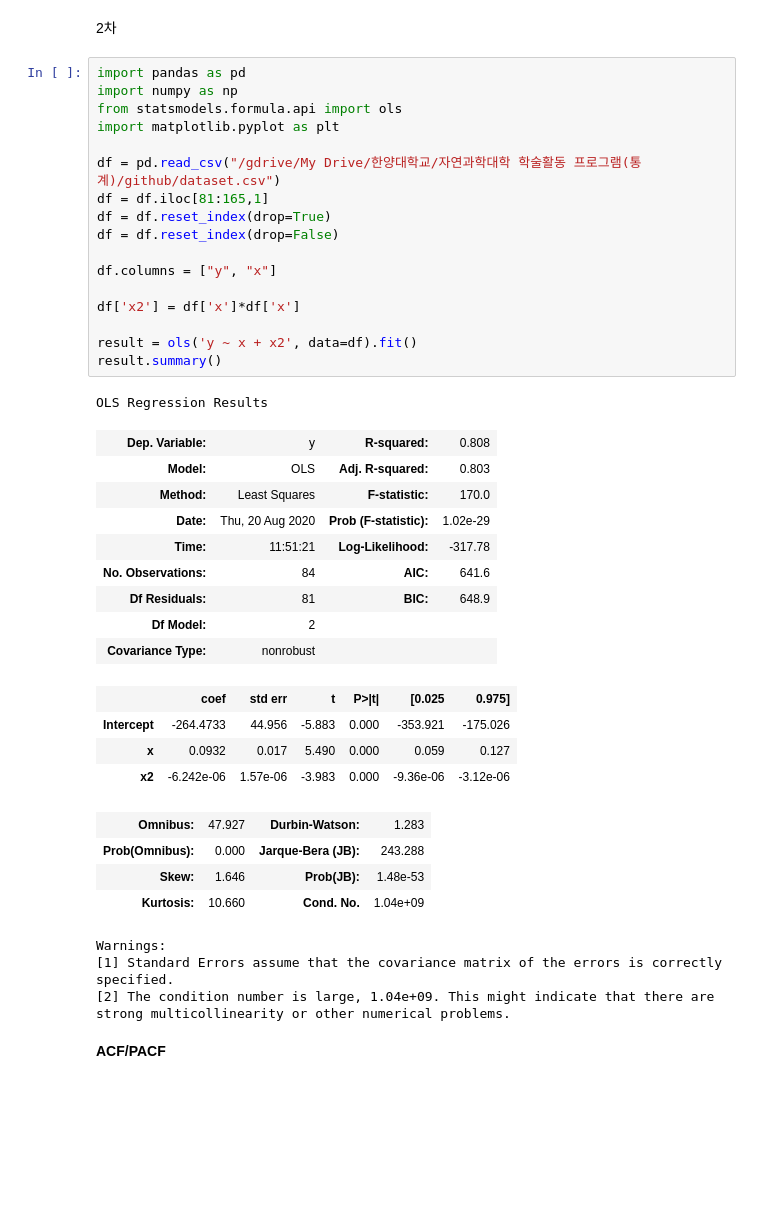
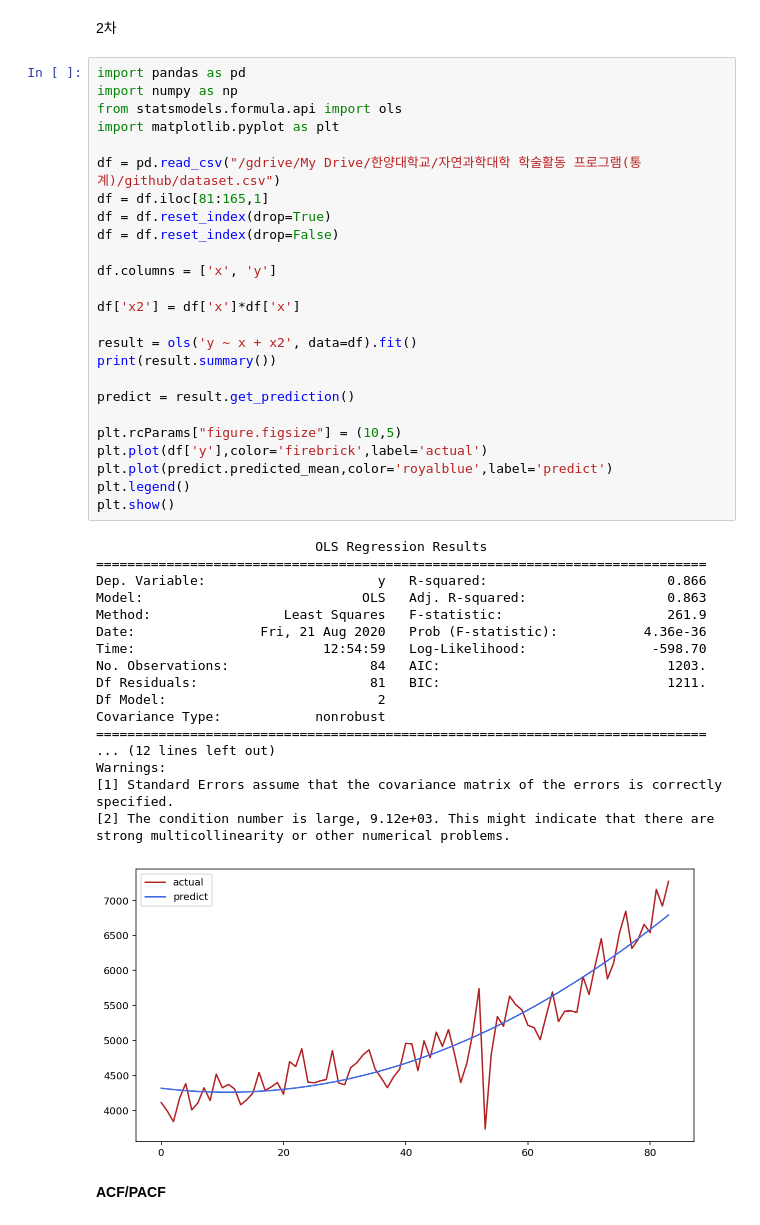
Before and after one commit to skaurl/ktx-srt, a Jupyter notebook: Untitled0.ipynb, the cells around one changed output. Saved outputs shown, nothing was run; the diff lists cells and outputs as text; blank space fills up the shorter version.

```diff
--- a/Untitled0.ipynb
+++ b/Untitled0.ipynb
@@ -124,43 +129,47 @@ strong multicollinearity or other numerical problems.
 # %%
 import pandas as pd
 import numpy as np
 from statsmodels.formula.api import ols
 import matplotlib.pyplot as plt
 
 df = pd.read_csv("/gdrive/My Drive/한양대학교/자연과학대학 학술활동 프로그램(통계)/github/dataset.csv")
 df = df.iloc[81:165,1]
 df = df.reset_index(drop=True)
 df = df.reset_index(drop=False)
 
-df.columns = ["y", "x"]
+df.columns = ['x', 'y']
 
 df['x2'] = df['x']*df['x']
 
 result = ols('y ~ x + x2', data=df).fit()
-result.summary()
+print(result.summary())
+
+predict = result.get_prediction()
+
+plt.rcParams["figure.figsize"] = (10,5)
+plt.plot(df['y'],color='firebrick',label='actual')
+plt.plot(predict.predicted_mean,color='royalblue',label='predict')
+plt.legend()
+plt.show()
 # %% [output]
-OLS Regression Results
+                            OLS Regression Results
+==============================================================================
+Dep. Variable:                      y   R-squared:                       0.866
+Model:                            OLS   Adj. R-squared:                  0.863
+Method:                 Least Squares   F-statistic:                     261.9
+Date:                Fri, 21 Aug 2020   Prob (F-statistic):           4.36e-36
+Time:                        12:54:59   Log-Likelihood:                -598.70
+No. Observations:                  84   AIC:                             1203.
+Df Residuals:                      81   BIC:                             1211.
+Df Model:                           2
+Covariance Type:            nonrobust
+==============================================================================
+... (12 lines left out)
+Warnings:
+[1] Standard Errors assume that the covariance matrix of the errors is correctly specified.
+[2] The condition number is large, 9.12e+03. This might indicate that there are
+strong multicollinearity or other numerical problems.
-| Dep. Variable: | y | R-squared: | 0.808 |
-| Model: | OLS | Adj. R-squared: | 0.803 |
-| Method: | Least Squares | F-statistic: | 170.0 |
-| Date: | Thu, 20 Aug 2020 | Prob (F-statistic): | 1.02e-29 |
-| Time: | 11:51:21 | Log-Likelihood: | -317.78 |
-| No. Observations: | 84 | AIC: | 641.6 |
-| Df Residuals: | 81 | BIC: | 648.9 |
-| Df Model: | 2 |  |  |
-| Covariance Type: | nonrobust |  |  |
-|  | coef | std err | t | P>|t| | [0.025 | 0.975] |
-| Intercept | -264.4733 | 44.956 | -5.883 | 0.000 | -353.921 | -175.026 |
-| x | 0.0932 | 0.017 | 5.490 | 0.000 | 0.059 | 0.127 |
-| x2 | -6.242e-06 | 1.57e-06 | -3.983 | 0.000 | -9.36e-06 | -3.12e-06 |
-| Omnibus: | 47.927 | Durbin-Watson: | 1.283 |
-| Prob(Omnibus): | 0.000 | Jarque-Bera (JB): | 243.288 |
-| Skew: | 1.646 | Prob(JB): | 1.48e-53 |
-| Kurtosis: | 10.660 | Cond. No. | 1.04e+09 |
-Warnings:
-[1] Standard Errors assume that the covariance matrix of the errors is correctly specified.
-[2] The condition number is large, 1.04e+09. This might indicate that there are
-strong multicollinearity or other numerical problems.
+[figure, added]
 # %% [markdown]
 **ACF/PACF**
 # %%
```
Also changed, not shown: parts of 1 cell of this notebook.
